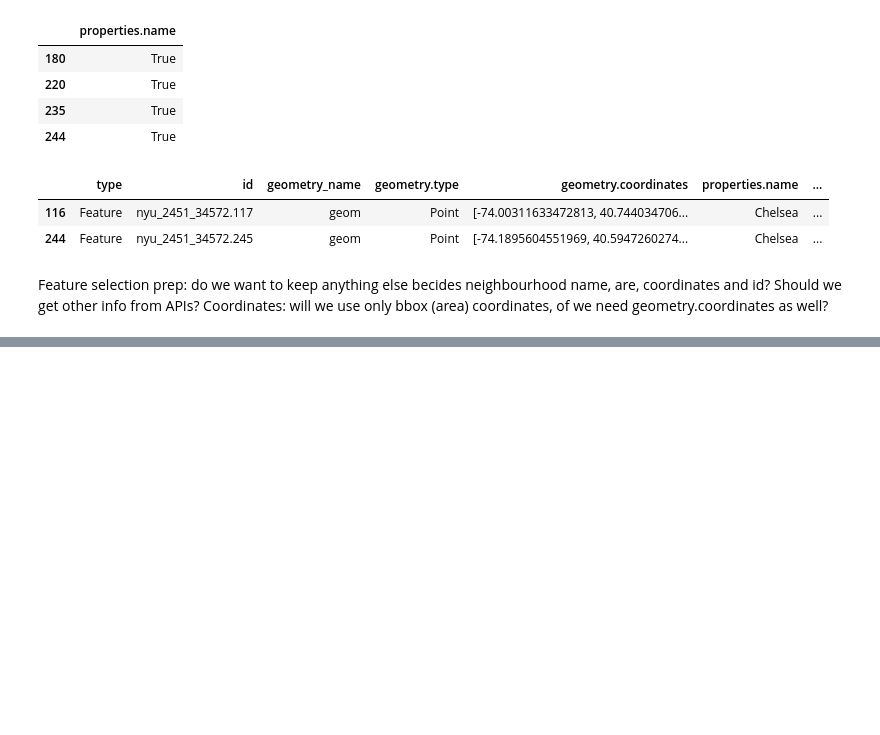
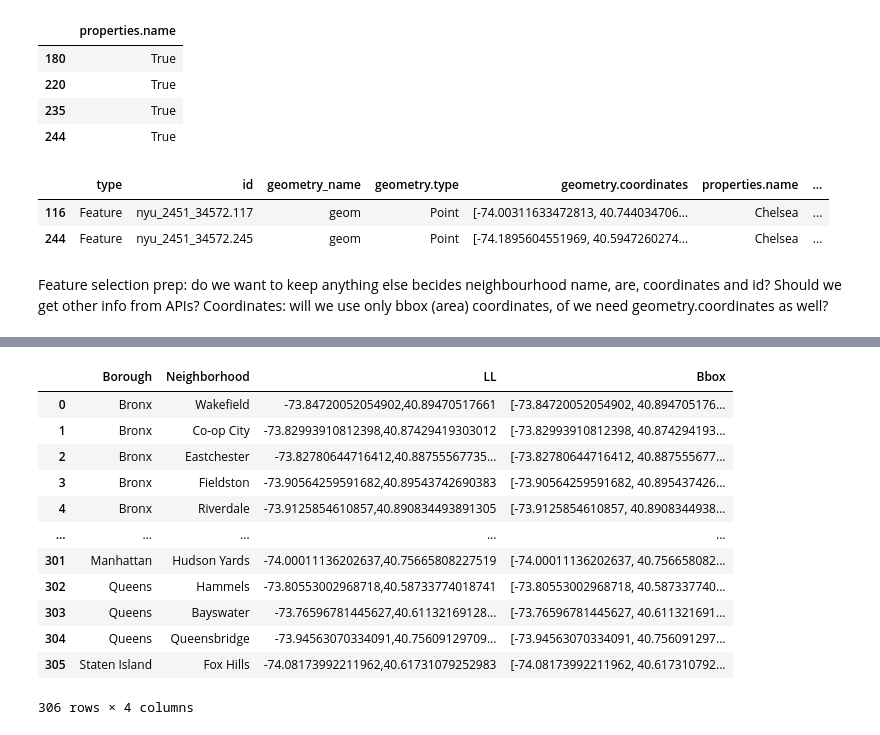
Before and after one commit to LightBeacon/Mid-Term-Project, a Jupyter notebook: Neighborhoods_initial_data.ipynb, the cells around one changed output, grey strips where cells are left out. Drawn from its saved outputs; the diff is of its cells as text; code cells hidden in the pictures; blank space fills up the shorter version.

```diff
--- a/Nyc_Geo_to_df.ipynb
+++ b/Neighborhoods_initial_data.ipynb
@@ -125,0 +166,16 @@ Coordinates: will we use only bbox (area) coordinates, of we need geometry.coord
+# %%
+nbhoods
+# %% [output]
+|  | Borough | Neighborhood | LL | Bbox |
+| 0 | Bronx | Wakefield | -73.84720052054902,40.89470517661 | [-73.84720052054902, 40.894705176... |
+| 1 | Bronx | Co-op City | -73.82993910812398,40.87429419303012 | [-73.82993910812398, 40.874294193... |
+| 2 | Bronx | Eastchester | -73.82780644716412,40.88755567735... | [-73.82780644716412, 40.887555677... |
+| 3 | Bronx | Fieldston | -73.90564259591682,40.89543742690383 | [-73.90564259591682, 40.895437426... |
+| 4 | Bronx | Riverdale | -73.9125854610857,40.890834493891305 | [-73.9125854610857, 40.8908344938... |
+| ... | ... | ... | ... | ... |
+| 301 | Manhattan | Hudson Yards | -74.00011136202637,40.75665808227519 | [-74.00011136202637, 40.756658082... |
+| 302 | Queens | Hammels | -73.80553002968718,40.58733774018741 | [-73.80553002968718, 40.587337740... |
+| 303 | Queens | Bayswater | -73.76596781445627,40.61132169128... | [-73.76596781445627, 40.611321691... |
+| 304 | Queens | Queensbridge | -73.94563070334091,40.75609129709... | [-73.94563070334091, 40.756091297... |
+| 305 | Staten Island | Fox Hills | -74.08173992211962,40.61731079252983 | [-74.08173992211962, 40.617310792... |
+306 rows × 4 columns
```
Also changed, not shown: parts of 18 cells of this notebook, 6 other files.
